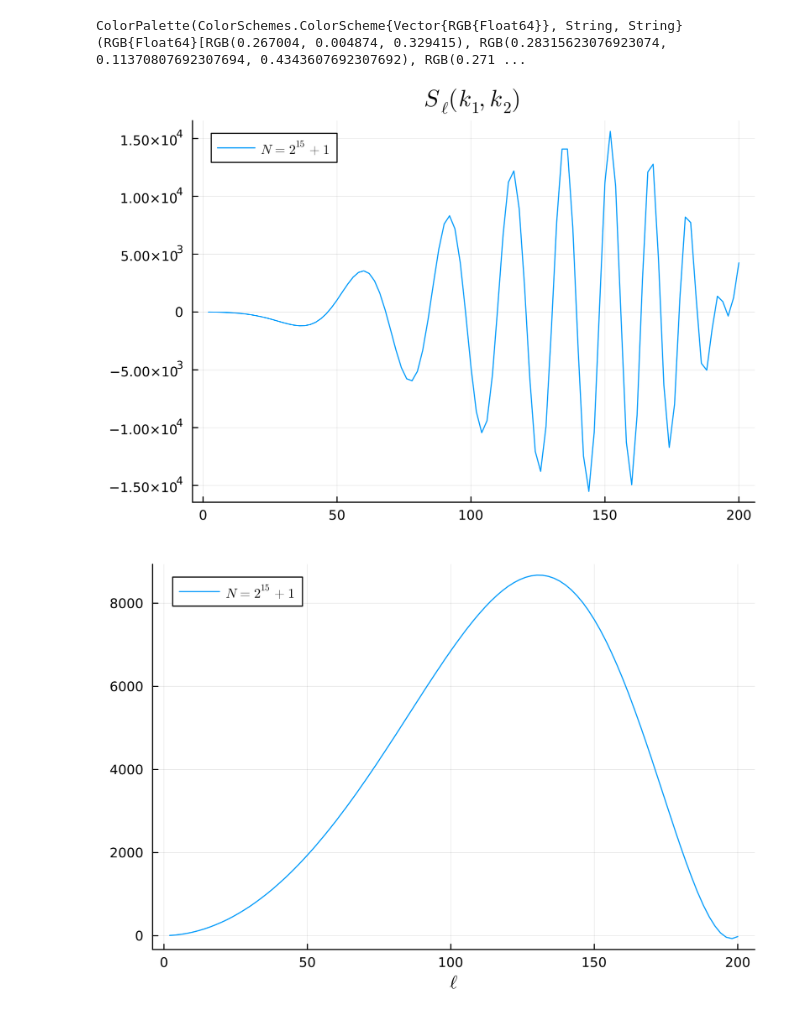
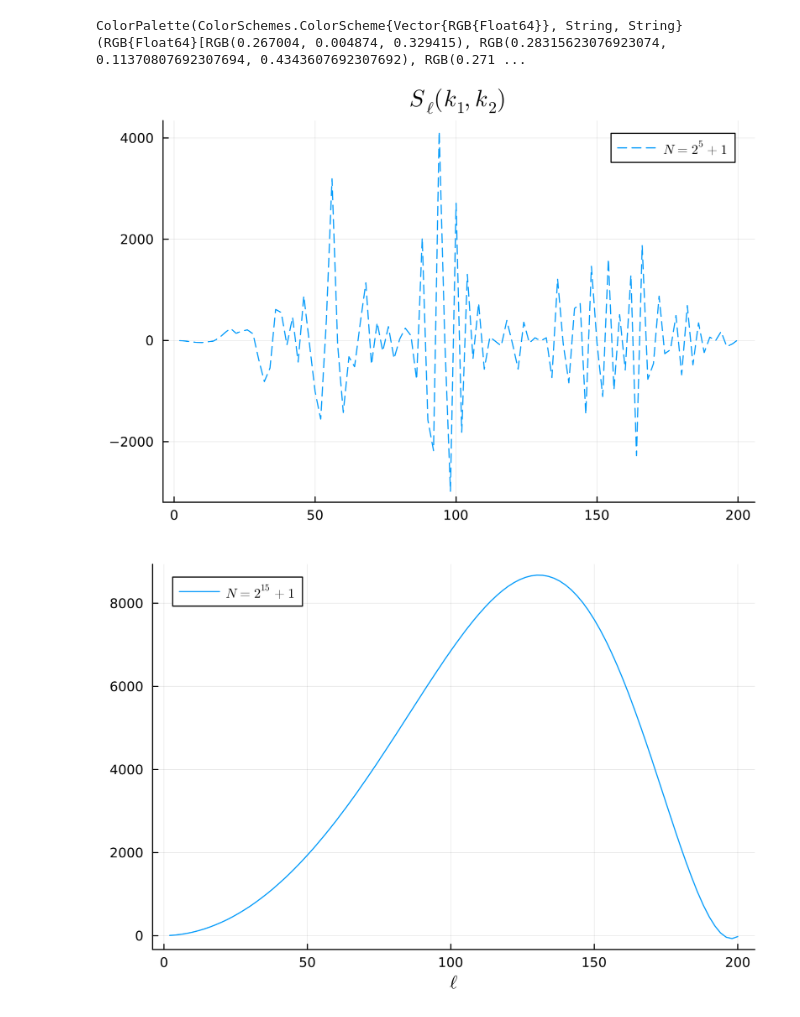
Before and after one commit to anvi-git/3D_Angular_Power_Spectrum, a Jupyter notebook: notebooks/comparisons.ipynb, the cells around one changed output. Cells and saved outputs as stored; diff of their text form; code cells hidden in the pictures.

```diff
--- a/notebooks/comparisons.ipynb
+++ b/notebooks/comparisons.ipynb
@@ -58,34 +58,34 @@ ColorPalette(ColorSchemes.ColorScheme{Vector{RGB{Float64}}, String, String}(RGB{
 # %%
 Slkk1 = npzread("out/runs/run_2026_06_06_124805/S_lkk.npy") # 2^5 +1
 Slkk2 = npzread("out/runs/run_2026_06_06_125047/S_lkk.npy") # 2^6 +1
 Slkk3 = npzread("out/runs/run_2026_06_06_125256/S_lkk.npy") # 2^7 +1
 Slkk4 = npzread("out/runs/run_2026_06_06_125710/S_lkk.npy") # 2^8 +1
 Slkk5 = npzread("out/runs/run_2026_06_06_130339/S_lkk.npy") # 2^9 +1
 Slkk6 = npzread("out/runs/run_2026_06_06_131638/S_lkk.npy") # 2^10 +1
 Slkk7 = npzread("out/runs/run_2026_06_06_134103/S_lkk.npy") # 2^11 +1
 Slkk8 = npzread("out/runs/run_2026_06_06_142949/S_lkk.npy") # 2^12 +1
 Slkk9 = npzread("out/runs/run_2026_06_06_161327/S_lkk.npy") # 2^13 +1
 Slkk10 = npzread("out/runs/run_2026_06_06_195518/S_lkk.npy") # 2^14+1
 Slkk11 = npzread("out/runs/run_2026_06_07_033316/S_lkk.npy") # 2^15+1
 Slkk12 = npzread("out/runs/run_2026_06_09_085000/S_lkk.npy") # 2^16+1
 
 i = 1; j = 1;
 ℓ = LinRange(2, 200, 100)
-#plot(ℓ, Slkk1[i,j,:] .* ℓ .* (ℓ .+ 1) / maximum(Slkk1[i,j,:]), linestyle = :auto, label = L" N = 2^5 + 1")
+Plots.plot(ℓ, Slkk1[i,j,:] .* ℓ .* (ℓ .+ 1) / maximum(Slkk1[i,j,:]), linestyle = :auto, label = L" N = 2^5 + 1")
 # plot!(ℓ, Slkk2[i,j,:] .* ℓ .* (ℓ .+ 1) / maximum(Slkk2[i,j,:]), linestyle = :auto, label = L" N = 2^6 + 1")
 # plot!(ℓ, Slkk3[i,j,:] .* ℓ .* (ℓ .+ 1) / maximum(Slkk3[i,j,:]), linestyle = :auto, label = L" N = 2^7 + 1")
 # plot!(ℓ, Slkk4[i,j,:] .* ℓ .* (ℓ .+ 1) / maximum(Slkk4[i,j,:]), linestyle = :auto, label = L" N = 2^8 + 1")
 # plot!(ℓ, Slkk5[i,j,:] .* ℓ .* (ℓ .+ 1) / maximum(Slkk5[i,j,:]), linestyle = :auto, label = L" N = 2^9 + 1")
 # plot!(ℓ, Slkk6[i,j,:] .* ℓ .* (ℓ .+ 1) / maximum(Slkk6[i,j,:]), linestyle = :auto, label = L" N = 2^{10} + 1")
 # plot!(ℓ, Slkk7[i,j,:] .* ℓ .* (ℓ .+ 1) / maximum(Slkk7[i,j,:]), linestyle = :auto, label = L" N = 2^{11} + 1")
 # plot!(ℓ, Slkk8[i,j,:] .* ℓ .* (ℓ .+ 1) / maximum(Slkk8[i,j,:]), linestyle = :auto, label = L" N = 2^{12} + 1")
 # plot!(ℓ, Slkk9[i,j,:] .* ℓ .* (ℓ .+ 1) / maximum(Slkk9[i,j,:]), linestyle = :auto, label = L" N = 2^{13} + 1")
 #Plots.plot(ℓ, Slkk10[i,j,:] .* ℓ .* (ℓ .+ 1) / maximum(Slkk10[i,j,:]), linestyle = :auto, label = L" N = 2^{14} + 1")
-Plots.plot(ℓ, Slkk11[i,j,:] .* ℓ .* (ℓ .+ 1) / maximum(Slkk11[i,j,:]), label = L" N = 2^{15} + 1")
+#Plots.plot(ℓ, Slkk11[i,j,:] .* ℓ .* (ℓ .+ 1) / maximum(Slkk11[i,j,:]), label = L" N = 2^{15} + 1")
 #Plots.plot!(ℓ, Slkk12[i,j,:] .* ℓ .* (ℓ .+ 1) / maximum(Slkk12[i,j,:]), label = L" N = 2^{16} + 1")
 Plots.plot!(dpi = 300, legend=true, title = L"S_{\ell}(k_1,k_2)")
 # %% [output]
-[figure, old version]
+[figure, new version]
 # %%
 S1 = npzread("out/runs/run_2026_06_06_124805/S_l.npy") # 2^5 +1
 S2 = npzread("out/runs/run_2026_06_06_125047/S_l.npy") # 2^6 +1
```
Also changed, not shown: 6 other files.
